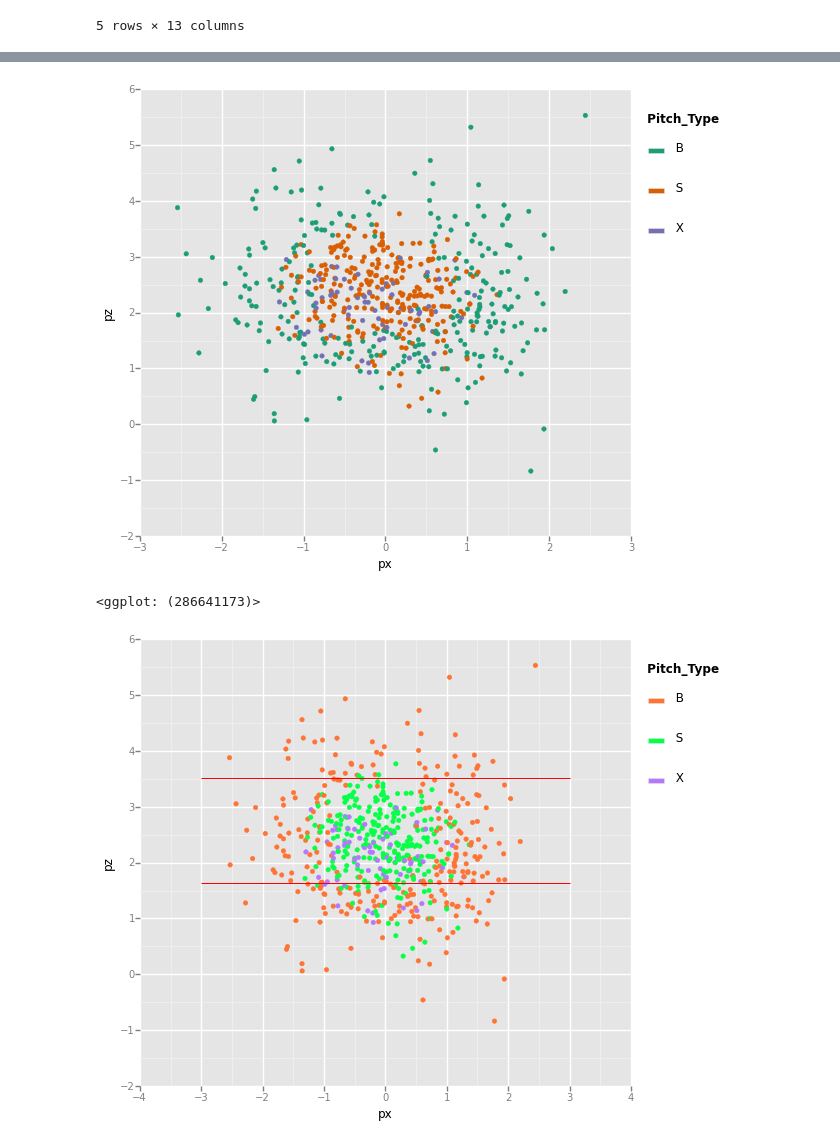
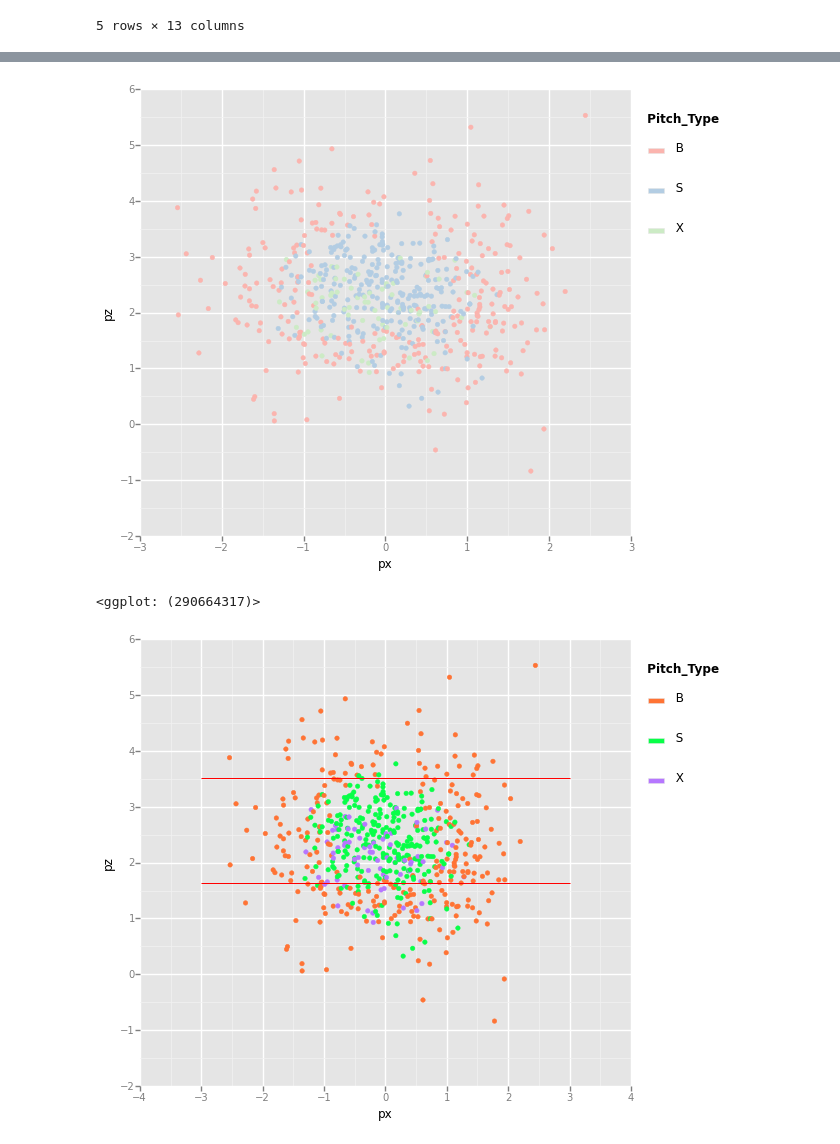
Before and after one commit to glamp/ggplot-tutorial, a Jupyter notebook: notebooks/04 - The Strike Zone - scales, labels, and themes.ipynb, the cells around one changed output, grey strips where cells are left out. Cells and saved outputs as stored; diff of their text form; code cells hidden in the pictures.

```diff
--- a/notebooks/04 - The Strike Zone - scales, labels, and themes.ipynb
+++ b/notebooks/04 - The Strike Zone - scales, labels, and themes.ipynb
@@ -73,10 +75,10 @@ ggplot(aes(x='px', y='pz', color='pitch_type'), data=hitter) +\
 # %%
 ggplot(aes(x='px', y='pz', color='pitch_type'), data=hitter) +\
     geom_point() +\
-    scale_color_brewer(type='qual', palette=2)
+    scale_color_brewer(type='qual', palette=4)
 # %% [output]
-[figure, old version]
+[figure, new version]
-<ggplot: (286641173)>
+<ggplot: (290664317)>
 # %%
 ggplot(aes(x='px', y='pz', color='pitch_type'), data=hitter) +\
     geom_point() +\
```
Also changed, not shown: parts of 6 cells of this notebook, 3 other files.
